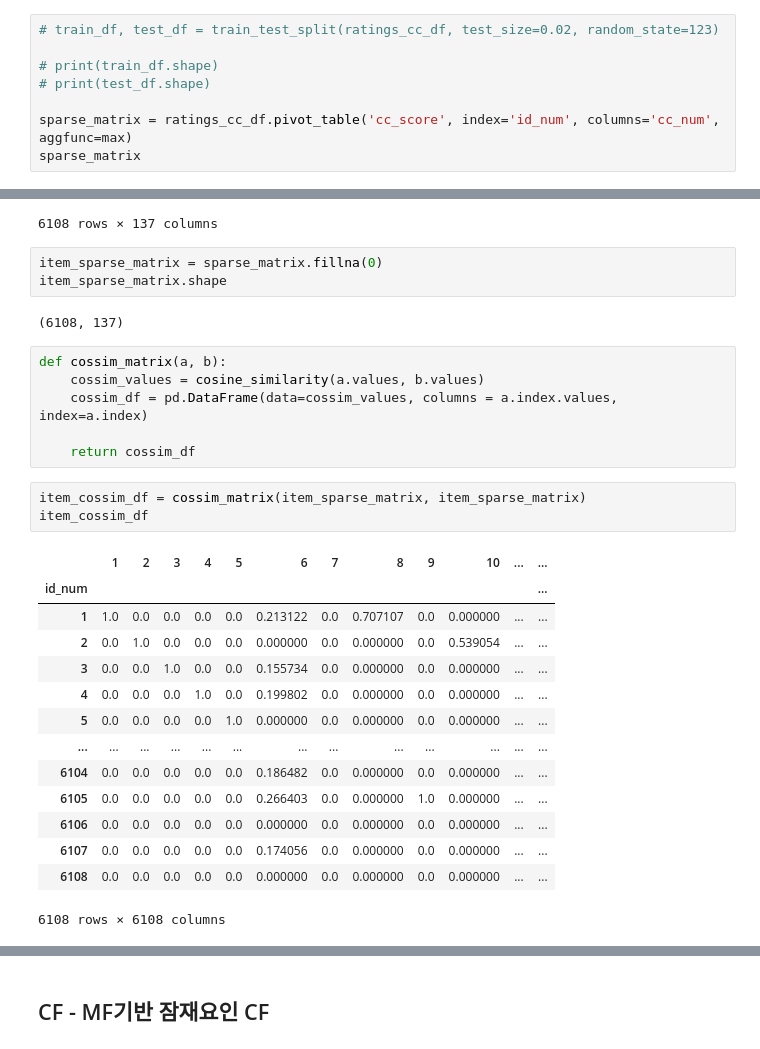
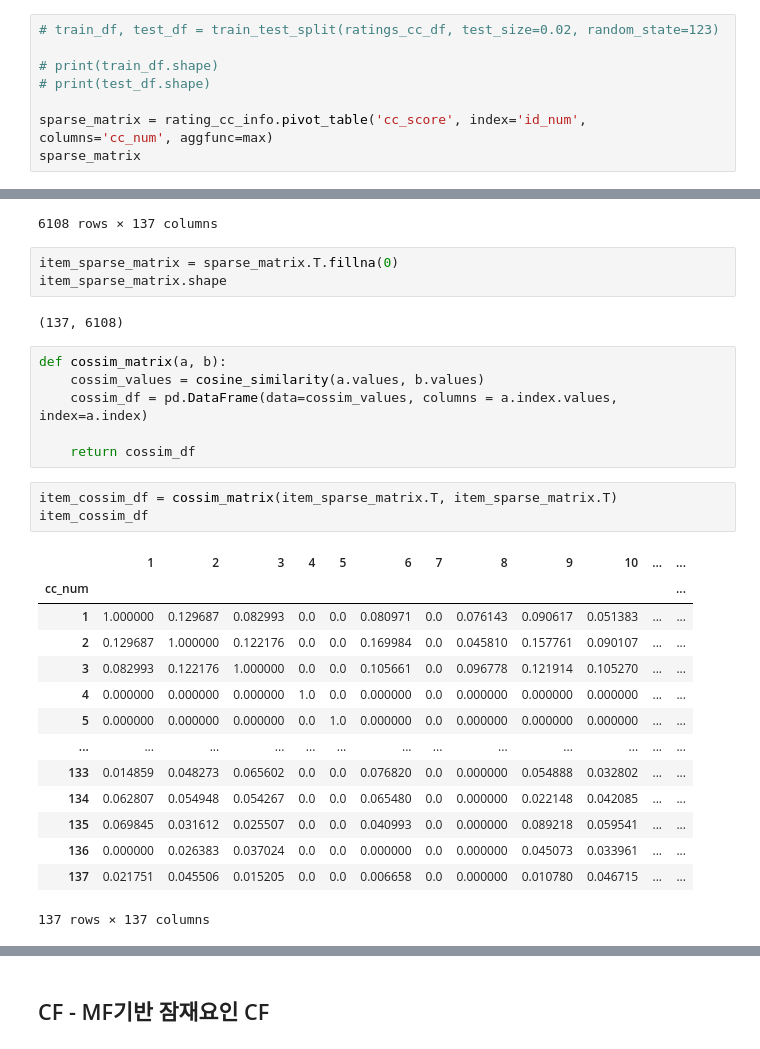
Before and after one commit to sparklabel/RecSys_GolfCC, a Jupyter notebook: ex.ipynb, the cells around one changed output, grey strips where cells are left out. Drawn from its saved outputs; the diff is of its cells as text.

```diff
--- a/ex.ipynb
+++ b/ex.ipynb
@@ -652,7 +662,7 @@ recomm_10_cc
 # print(train_df.shape)
 # print(test_df.shape)
 
-sparse_matrix = ratings_cc_df.pivot_table('cc_score', index='id_num', columns='cc_num', aggfunc=max)
+sparse_matrix = rating_cc_info.pivot_table('cc_score', index='id_num', columns='cc_num', aggfunc=max)
 sparse_matrix
 # %% [output]
 | cc_num | 1 | 2 | 3 | 4 | 5 | 6 | 7 | 8 | 9 | 10 | ... | ... |
@@ -670,10 +680,10 @@ sparse_matrix
 | 6108 | NaN | NaN | NaN | NaN | NaN | NaN | NaN | NaN | NaN | NaN | ... | ... |
 6108 rows × 137 columns
 # %%
-item_sparse_matrix = sparse_matrix.fillna(0)
+item_sparse_matrix = sparse_matrix.T.fillna(0)
 item_sparse_matrix.shape
 # %% [output]
-(6108, 137)
+(137, 6108)
 # %%
 def cossim_matrix(a, b):
     cossim_values = cosine_similarity(a.values, b.values)
@@ -681,20 +691,20 @@ def cossim_matrix(a, b):
 
     return cossim_df
 # %%
-item_cossim_df = cossim_matrix(item_sparse_matrix, item_sparse_matrix)
+item_cossim_df = cossim_matrix(item_sparse_matrix.T, item_sparse_matrix.T)
 item_cossim_df
 # %% [output]
 |  | 1 | 2 | 3 | 4 | 5 | 6 | 7 | 8 | 9 | 10 | ... | ... |
-| id_num |  |  |  |  |  |  |  |  |  |  |  | ... |
-| 1 | 1.0 | 0.0 | 0.0 | 0.0 | 0.0 | 0.213122 | 0.0 | 0.707107 | 0.0 | 0.000000 | ... | ... |
-| 2 | 0.0 | 1.0 | 0.0 | 0.0 | 0.0 | 0.000000 | 0.0 | 0.000000 | 0.0 | 0.539054 | ... | ... |
-| 3 | 0.0 | 0.0 | 1.0 | 0.0 | 0.0 | 0.155734 | 0.0 | 0.000000 | 0.0 | 0.000000 | ... | ... |
-| 4 | 0.0 | 0.0 | 0.0 | 1.0 | 0.0 | 0.199802 | 0.0 | 0.000000 | 0.0 | 0.000000 | ... | ... |
-| 5 | 0.0 | 0.0 | 0.0 | 0.0 | 1.0 | 0.000000 | 0.0 | 0.000000 | 0.0 | 0.000000 | ... | ... |
+| cc_num |  |  |  |  |  |  |  |  |  |  |  | ... |
+| 1 | 1.000000 | 0.129687 | 0.082993 | 0.0 | 0.0 | 0.080971 | 0.0 | 0.076143 | 0.090617 | 0.051383 | ... | ... |
+| 2 | 0.129687 | 1.000000 | 0.122176 | 0.0 | 0.0 | 0.169984 | 0.0 | 0.045810 | 0.157761 | 0.090107 | ... | ... |
+| 3 | 0.082993 | 0.122176 | 1.000000 | 0.0 | 0.0 | 0.105661 | 0.0 | 0.096778 | 0.121914 | 0.105270 | ... | ... |
+| 4 | 0.000000 | 0.000000 | 0.000000 | 1.0 | 0.0 | 0.000000 | 0.0 | 0.000000 | 0.000000 | 0.000000 | ... | ... |
+| 5 | 0.000000 | 0.000000 | 0.000000 | 0.0 | 1.0 | 0.000000 | 0.0 | 0.000000 | 0.000000 | 0.000000 | ... | ... |
 | ... | ... | ... | ... | ... | ... | ... | ... | ... | ... | ... | ... | ... |
-| 6104 | 0.0 | 0.0 | 0.0 | 0.0 | 0.0 | 0.186482 | 0.0 | 0.000000 | 0.0 | 0.000000 | ... | ... |
-| 6105 | 0.0 | 0.0 | 0.0 | 0.0 | 0.0 | 0.266403 | 0.0 | 0.000000 | 1.0 | 0.000000 | ... | ... |
-| 6106 | 0.0 | 0.0 | 0.0 | 0.0 | 0.0 | 0.000000 | 0.0 | 0.000000 | 0.0 | 0.000000 | ... | ... |
-| 6107 | 0.0 | 0.0 | 0.0 | 0.0 | 0.0 | 0.174056 | 0.0 | 0.000000 | 0.0 | 0.000000 | ... | ... |
-| 6108 | 0.0 | 0.0 | 0.0 | 0.0 | 0.0 | 0.000000 | 0.0 | 0.000000 | 0.0 | 0.000000 | ... | ... |
+| 133 | 0.014859 | 0.048273 | 0.065602 | 0.0 | 0.0 | 0.076820 | 0.0 | 0.000000 | 0.054888 | 0.032802 | ... | ... |
+| 134 | 0.062807 | 0.054948 | 0.054267 | 0.0 | 0.0 | 0.065480 | 0.0 | 0.000000 | 0.022148 | 0.042085 | ... | ... |
+| 135 | 0.069845 | 0.031612 | 0.025507 | 0.0 | 0.0 | 0.040993 | 0.0 | 0.000000 | 0.089218 | 0.059541 | ... | ... |
+| 136 | 0.000000 | 0.026383 | 0.037024 | 0.0 | 0.0 | 0.000000 | 0.0 | 0.000000 | 0.045073 | 0.033961 | ... | ... |
+| 137 | 0.021751 | 0.045506 | 0.015205 | 0.0 | 0.0 | 0.006658 | 0.0 | 0.000000 | 0.010780 | 0.046715 | ... | ... |
-6108 rows × 6108 columns
+137 rows × 137 columns
```
Also changed, not shown: parts of 17 cells of this notebook.
